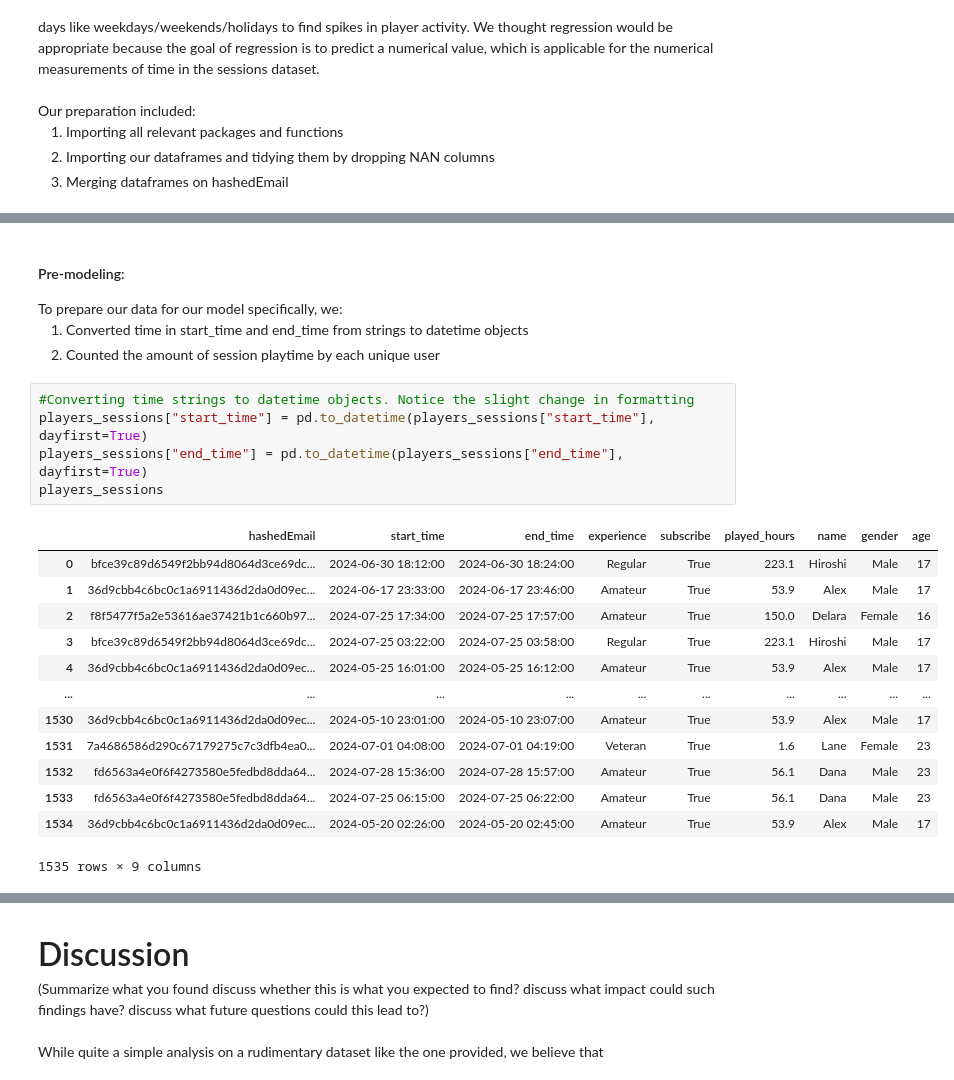
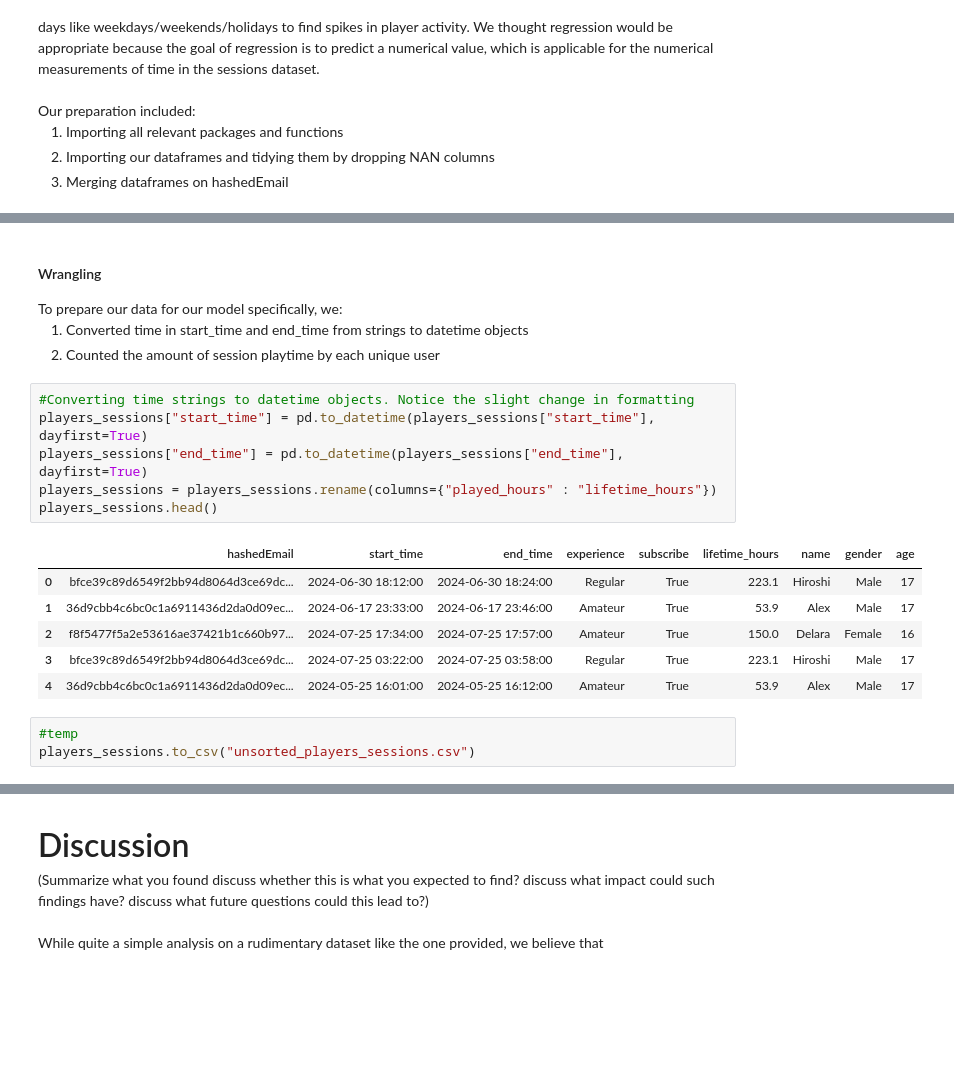
Before and after one commit to IslandOfPencils/dsci-100-2025w-group-21, a Jupyter notebook: group__project.ipynb, the cells around one changed output, grey strips where cells are left out. Cells and saved outputs as stored; diff of their text form; blank space fills up the shorter version.

```diff
--- a/group__project.ipynb
+++ b/group__project.ipynb
@@ -132,5 +122,5 @@ players_sessions
 # %% [markdown]
-<h4 style="font-size: x-medium;">Pre-modeling:</h4>
+<h4 style="font-size: x-medium;">Wrangling</h4>
 To prepare our data for our model specifically, we:
 
 1. Converted time in start_time and end_time from strings to datetime objects
@@ -138,22 +128,19 @@ To prepare our data for our model specifically, we:
 # %%
 #Converting time strings to datetime objects. Notice the slight change in formatting
 players_sessions["start_time"] = pd.to_datetime(players_sessions["start_time"], dayfirst=True)
 players_sessions["end_time"] = pd.to_datetime(players_sessions["end_time"], dayfirst=True)
-players_sessions
+players_sessions = players_sessions.rename(columns={"played_hours" : "lifetime_hours"})
+players_sessions.head()
 # %% [output]
-|  | hashedEmail | start_time | end_time | experience | subscribe | played_hours | name | gender | age |
+|  | hashedEmail | start_time | end_time | experience | subscribe | lifetime_hours | name | gender | age |
 | 0 | bfce39c89d6549f2bb94d8064d3ce69dc... | 2024-06-30 18:12:00 | 2024-06-30 18:24:00 | Regular | True | 223.1 | Hiroshi | Male | 17 |
 | 1 | 36d9cbb4c6bc0c1a6911436d2da0d09ec... | 2024-06-17 23:33:00 | 2024-06-17 23:46:00 | Amateur | True | 53.9 | Alex | Male | 17 |
 | 2 | f8f5477f5a2e53616ae37421b1c660b97... | 2024-07-25 17:34:00 | 2024-07-25 17:57:00 | Amateur | True | 150.0 | Delara | Female | 16 |
 | 3 | bfce39c89d6549f2bb94d8064d3ce69dc... | 2024-07-25 03:22:00 | 2024-07-25 03:58:00 | Regular | True | 223.1 | Hiroshi | Male | 17 |
 | 4 | 36d9cbb4c6bc0c1a6911436d2da0d09ec... | 2024-05-25 16:01:00 | 2024-05-25 16:12:00 | Amateur | True | 53.9 | Alex | Male | 17 |
-| ... | ... | ... | ... | ... | ... | ... | ... | ... | ... |
-| 1530 | 36d9cbb4c6bc0c1a6911436d2da0d09ec... | 2024-05-10 23:01:00 | 2024-05-10 23:07:00 | Amateur | True | 53.9 | Alex | Male | 17 |
-| 1531 | 7a4686586d290c67179275c7c3dfb4ea0... | 2024-07-01 04:08:00 | 2024-07-01 04:19:00 | Veteran | True | 1.6 | Lane | Female | 23 |
-| 1532 | fd6563a4e0f6f4273580e5fedbd8dda64... | 2024-07-28 15:36:00 | 2024-07-28 15:57:00 | Amateur | True | 56.1 | Dana | Male | 23 |
-| 1533 | fd6563a4e0f6f4273580e5fedbd8dda64... | 2024-07-25 06:15:00 | 2024-07-25 06:22:00 | Amateur | True | 56.1 | Dana | Male | 23 |
-| 1534 | 36d9cbb4c6bc0c1a6911436d2da0d09ec... | 2024-05-20 02:26:00 | 2024-05-20 02:45:00 | Amateur | True | 53.9 | Alex | Male | 17 |
-1535 rows × 9 columns
+# %%
+#temp
+players_sessions.to_csv("unsorted_players_sessions.csv")
 # %%
 #Inputting timedelta64 objects from end time and start time with pandas tools
 timedelta = players_sessions["end_time"] - players_sessions["start_time"]
```
Also changed, not shown: parts of 17 cells of this notebook.
